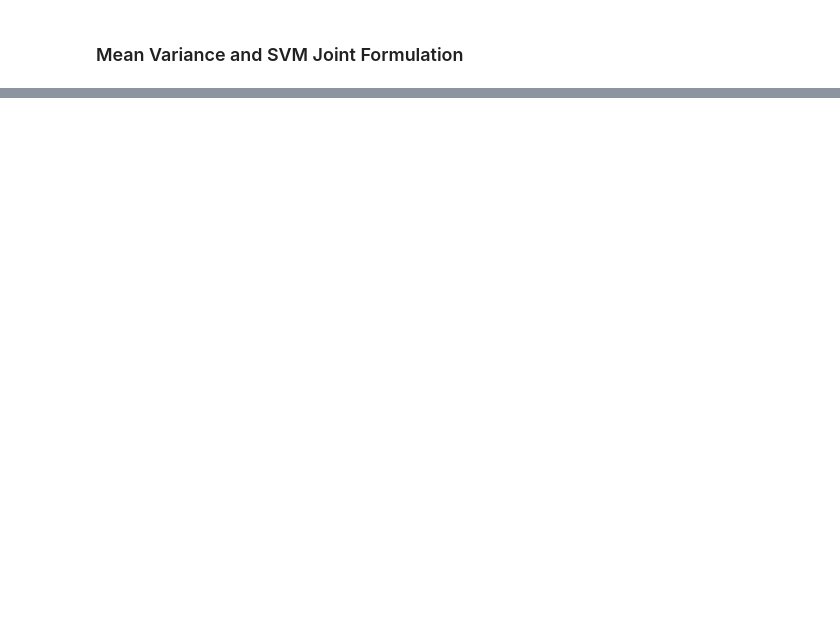
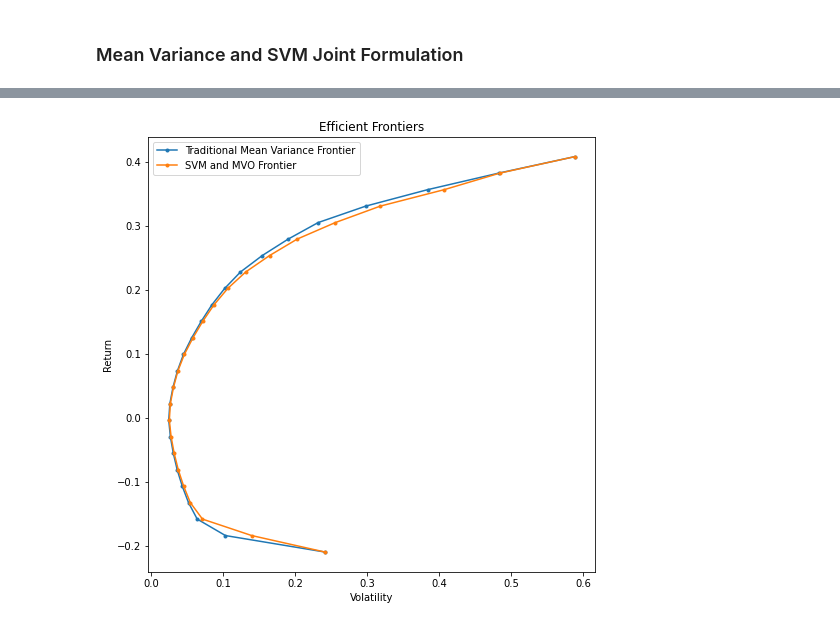
Before and after one commit to davidislip/SVM-and-MVO, a Jupyter notebook: Joint_Optimization.ipynb, the cells around one changed output, grey strips where cells are left out. Drawn from its saved outputs; the diff is of its cells as text; code cells hidden in the pictures; blank space fills up the shorter version.

```diff
--- a/Joint_Optimization.ipynb
+++ b/Joint_Optimization.ipynb
@@ -323,0 +377,4 @@ GurobiError: ignored
+# %%
+SVM_MVO_Slck = SVMMVO(tics, mean, cov, ret_constr, soft_margin, Y_, svm_choice = (True, True))
+SVM_MVO_Slck.setModel()
+SVM_MVO_Slck.optimize()
@@ -323,0 +399,3 @@ GurobiError: ignored
+# %%
+SVM_MVO_Slck.model.setParam('OutputFlag', 0)
+SVMV_Slck_EF = SVM_MVO_Slck.get_frontier()
@@ -323,0 +438,10 @@ GurobiError: ignored
+# %%
+plt.figure(figsize = (8,8))
+plt.plot(MVO_frontier[0], MVO_frontier[1], ".-", label = "Traditional Mean Variance Frontier");
+plt.plot(SVMV_Slck_EF[0], SVMV_Slck_EF[1], ".-", label = "SVM and MVO Frontier");
+plt.legend();
+plt.ylabel('Return')
+plt.xlabel('Volatility')
+plt.title("Efficient Frontiers");
+# %% [output]
+[figure, added]
```
Also changed, not shown: parts of 21 cells of this notebook.
